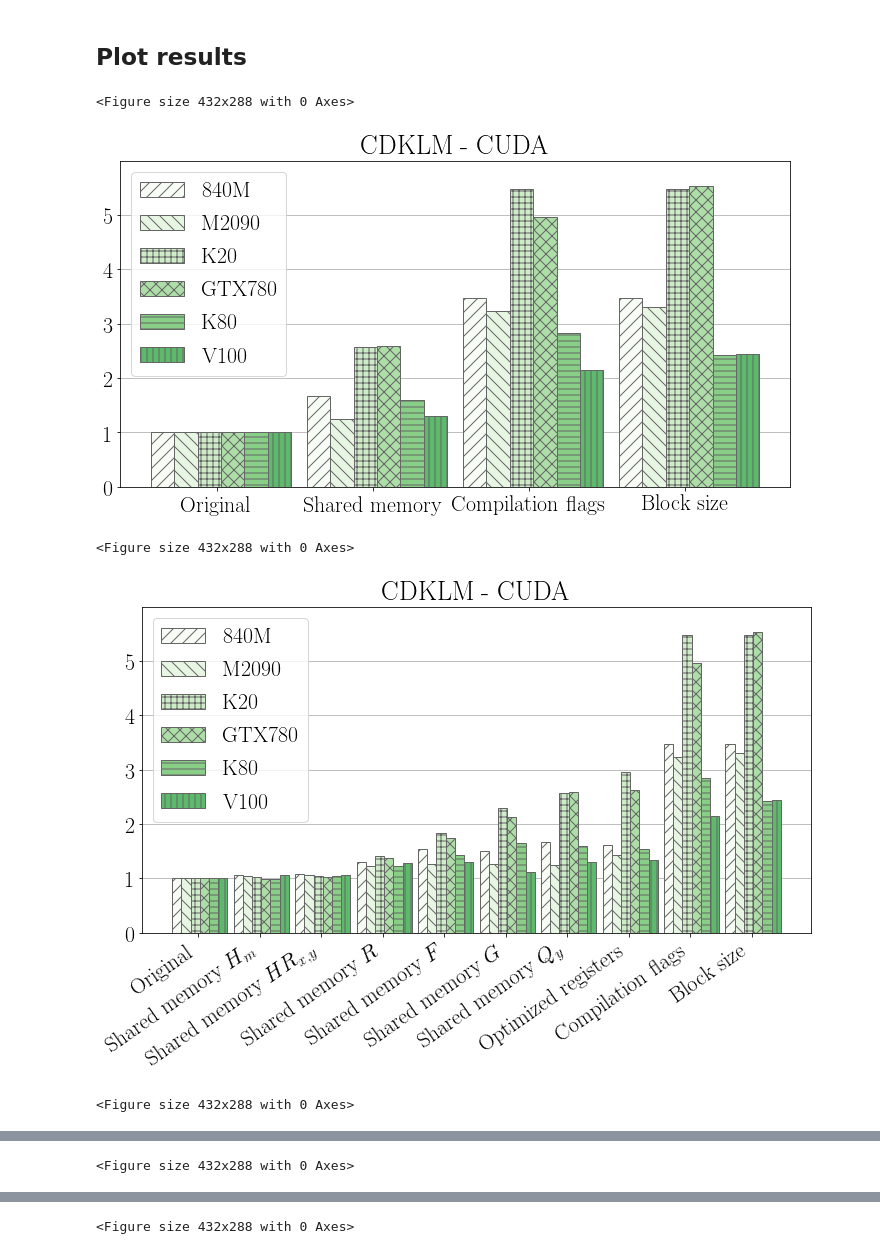
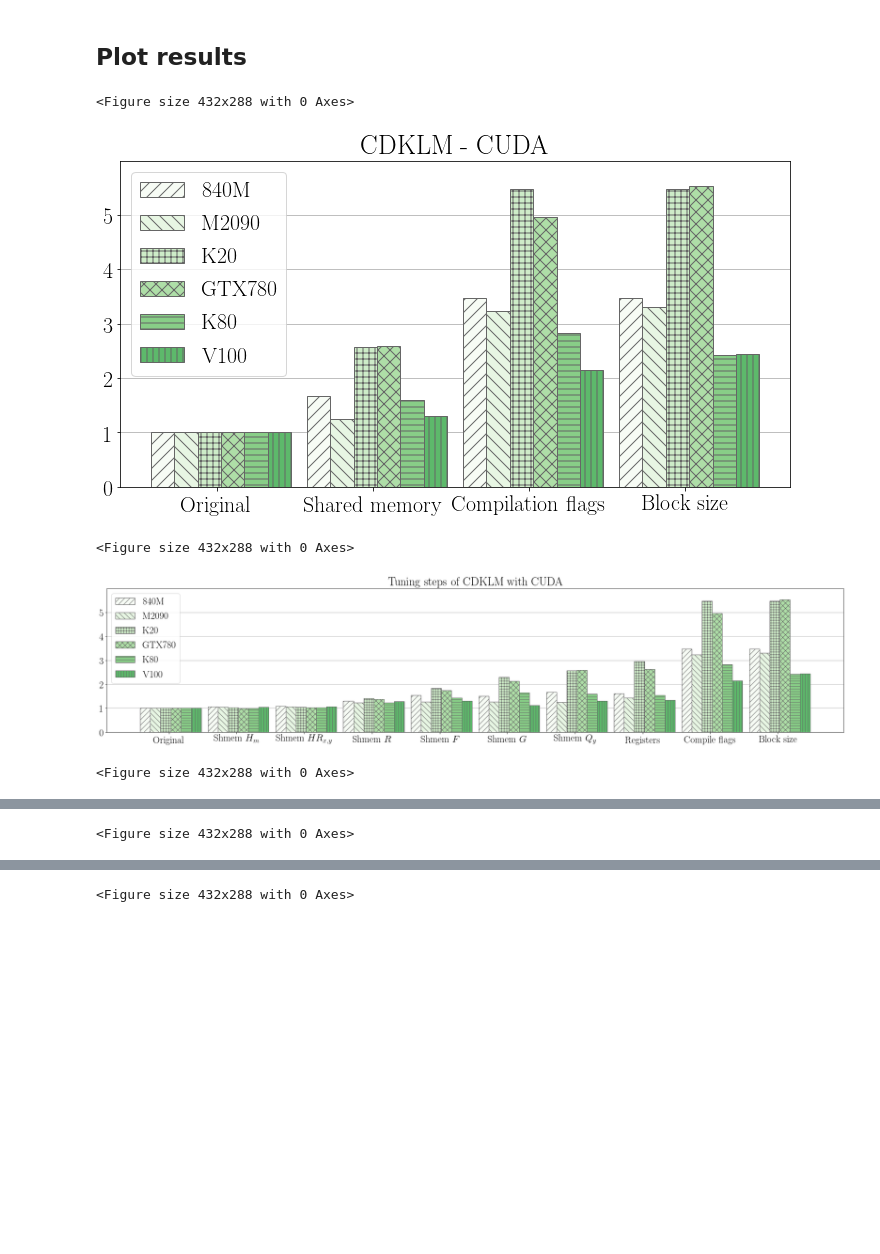
Before and after one commit to metno/gpu-ocean, a Jupyter notebook: gpu_ocean/prototypes/GitBenchmarkingPlot.ipynb, the cells around one changed output, grey strips where cells are left out. Saved outputs shown, nothing was run; the diff lists cells and outputs as text; code cells hidden in the pictures; blank space fills up the shorter version.

Commit message:
Wider figure with tuning steps

```diff
--- a/gpu_ocean/prototypes/GitBenchmarkingPlot.ipynb
+++ b/gpu_ocean/prototypes/GitBenchmarkingPlot.ipynb
@@ -175,9 +175,6 @@ plot_cuda_vs_opencl_results(fbl_opencl, fbl_cuda, "FBL", "tuning_fbl.pdf")
 # %%
 def plot_results(files, title, columns=None, labels=None, filename=None):
     df, versions = make_df(files)
-    fig = plt.figure()
-
-    fig, ax = plt.subplots(figsize=(12,6))
 
     num_bars = len(files)
     bar_width = 0.9 / num_bars
@@ -193,10 +190,16 @@ def plot_results(files, title, columns=None, labels=None, filename=None):
 
 
     label_rotation = 0
+    fig_width = 12
     alignment = 'center'
     if len(labels) > 4:
-        label_rotation = 35
-        alignment = 'right'
+        #label_rotation = 15
+        #alignment = 'right'
+        fig_width = fig_width*len(labels)/4.0
+
+    fig = plt.figure()
+    fig, ax = plt.subplots(figsize=(fig_width,6))
+
 
     x = np.arange(len(columns))
     architectures = list(zip(*files))[1]
@@ -236,26 +239,27 @@ def plot_results(files, title, columns=None, labels=None, filename=None):
                 metadata=metadata)
 # %%
 plot_results(cdklm_cuda, "CDKLM - CUDA", columns=[0, 6, 13, 14], labels=["Original", "Shared memory", "Compilation flags", "Block size"], filename="cuda_cdklm.pdf")
-plot_results(cdklm_cuda, "CDKLM - CUDA",
+shmem = "Shmem "
+plot_results(cdklm_cuda, "Tuning steps of CDKLM with CUDA",
              columns=[0,1,2,3,4,5,6, 12, 13, 14],
              labels=["Original",
-                     "Shared memory $H_m$",
-                     "Shared memory $HR_{x,y}$",
-                     "Shared memory $R$",
-                     "Shared memory $F$",
-                     "Shared memory $G$",
-                     "Shared memory $Q_y$",
-                     "Optimized registers",
-                     "Compilation flags",
+                     shmem + "$H_m$",
+                     shmem + "$HR_{x,y}$",
+                     shmem + "$R$",
+                     shmem + "$F$",
+                     shmem + "$G$",
+                     shmem + "$Q_y$",
+                     "Registers",
+                     "Compile flags",
                      "Block size"],
-             filename="cuda_cdklm.pdf")
+             filename="cuda_cdklm_tuning.pdf")
 plot_results(cdklm_cuda, "CDKLM - CUDA",
              columns=None, labels=None,
              filename="cuda_cdklm_all.pdf")
 plot_results(cdklm_opencl, "CDKLM - OpenCL", labels=["Original", "Optimized"], filename="opencl_cdklm.pdf")
 # %% [output]
 <Figure size 432x288 with 0 Axes>
 [figure]
 <Figure size 432x288 with 0 Axes>
-[figure, old version]
+[figure, new version]
 <Figure size 432x288 with 0 Axes>
```
Also changed, not shown: parts of 1 cell of this notebook.
